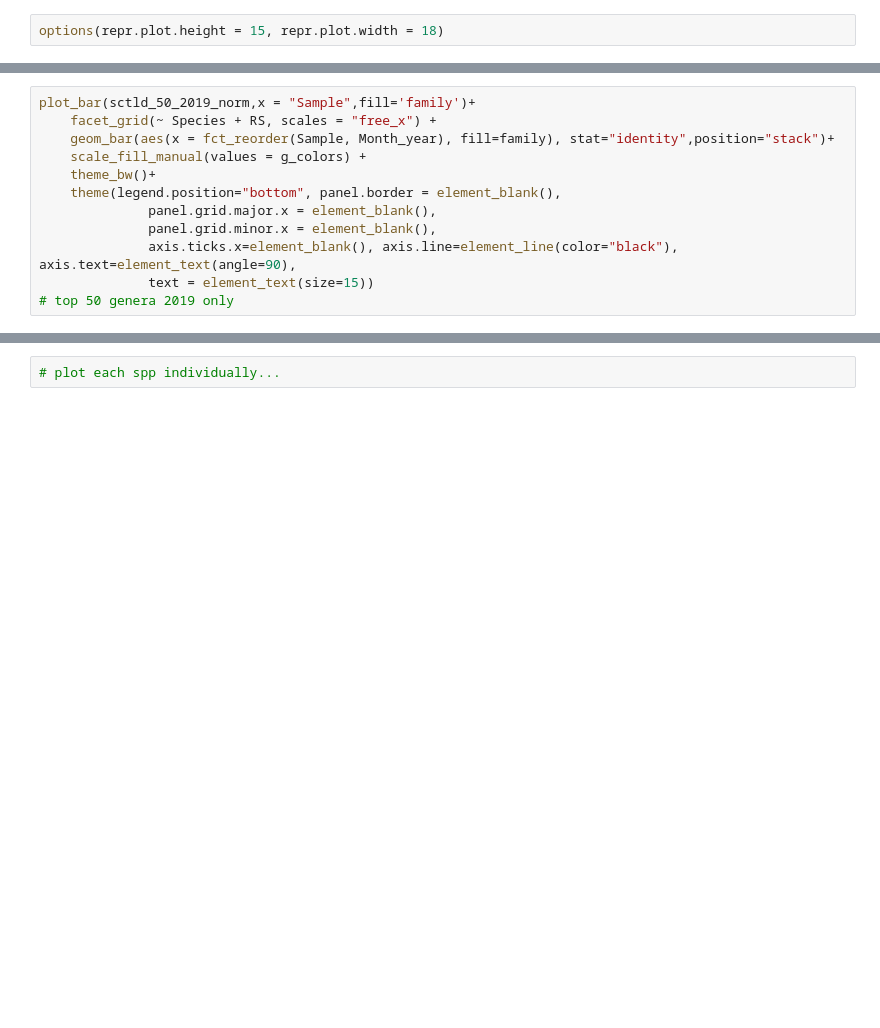
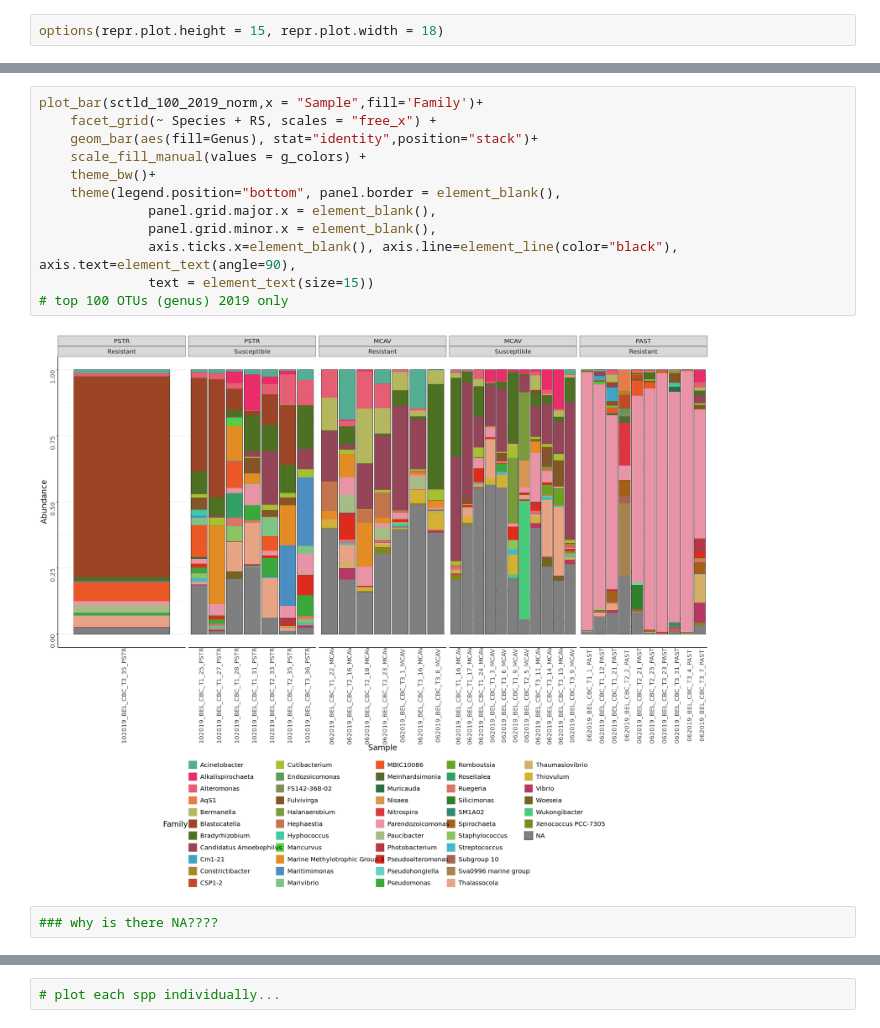
Before and after one commit to brookewicz/CBC_metagenomics, a Jupyter notebook: all_sctld/2.2Phyloseq-16SF.ipynb, the cells around one changed output, grey strips where cells are left out. Saved outputs shown, nothing was run; the diff lists cells and outputs as text; blank space fills up the shorter version.

```diff
--- a/all_sctld/2.2Phyloseq-16SF.ipynb
+++ b/all_sctld/2.2Phyloseq-16SF.ipynb
@@ -467,13 +694,17 @@ plot_bar(sctld_100_2019_norm,x = "Sample",fill='family')+
 # %%
-plot_bar(sctld_50_2019_norm,x = "Sample",fill='family')+
+plot_bar(sctld_100_2019_norm,x = "Sample",fill='Family')+
     facet_grid(~ Species + RS, scales = "free_x") +
-    geom_bar(aes(x = fct_reorder(Sample, Month_year), fill=family), stat="identity",position="stack")+
+    geom_bar(aes(fill=Genus), stat="identity",position="stack")+
     scale_fill_manual(values = g_colors) +
     theme_bw()+
     theme(legend.position="bottom", panel.border = element_blank(),
               panel.grid.major.x = element_blank(),
               panel.grid.minor.x = element_blank(),
               axis.ticks.x=element_blank(), axis.line=element_line(color="black"), axis.text=element_text(angle=90),
               text = element_text(size=15))
-# top 50 genera 2019 only
+# top 100 OTUs (genus) 2019 only
+# %% [output]
+[figure, added]
+# %%
+### why is there NA????
 # %%
```
Also changed, not shown: parts of 58 cells of this notebook.
